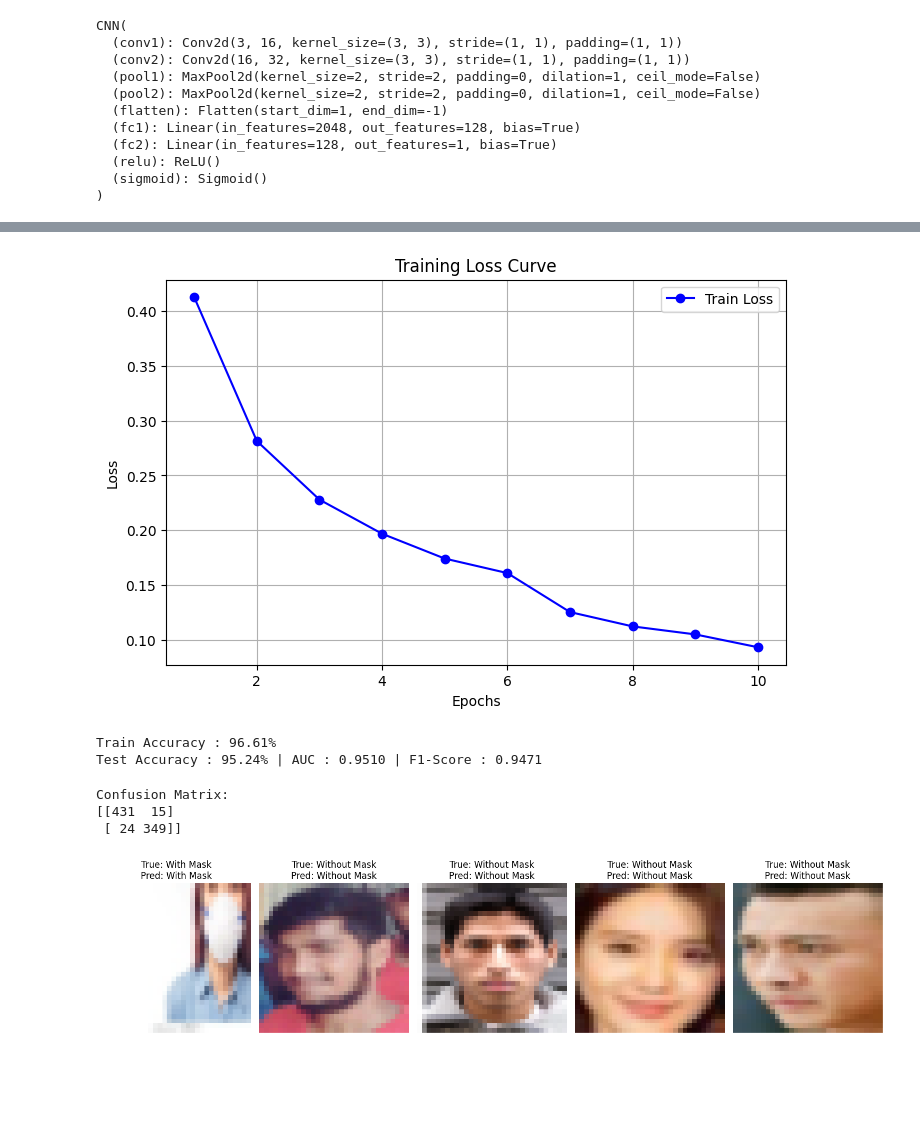
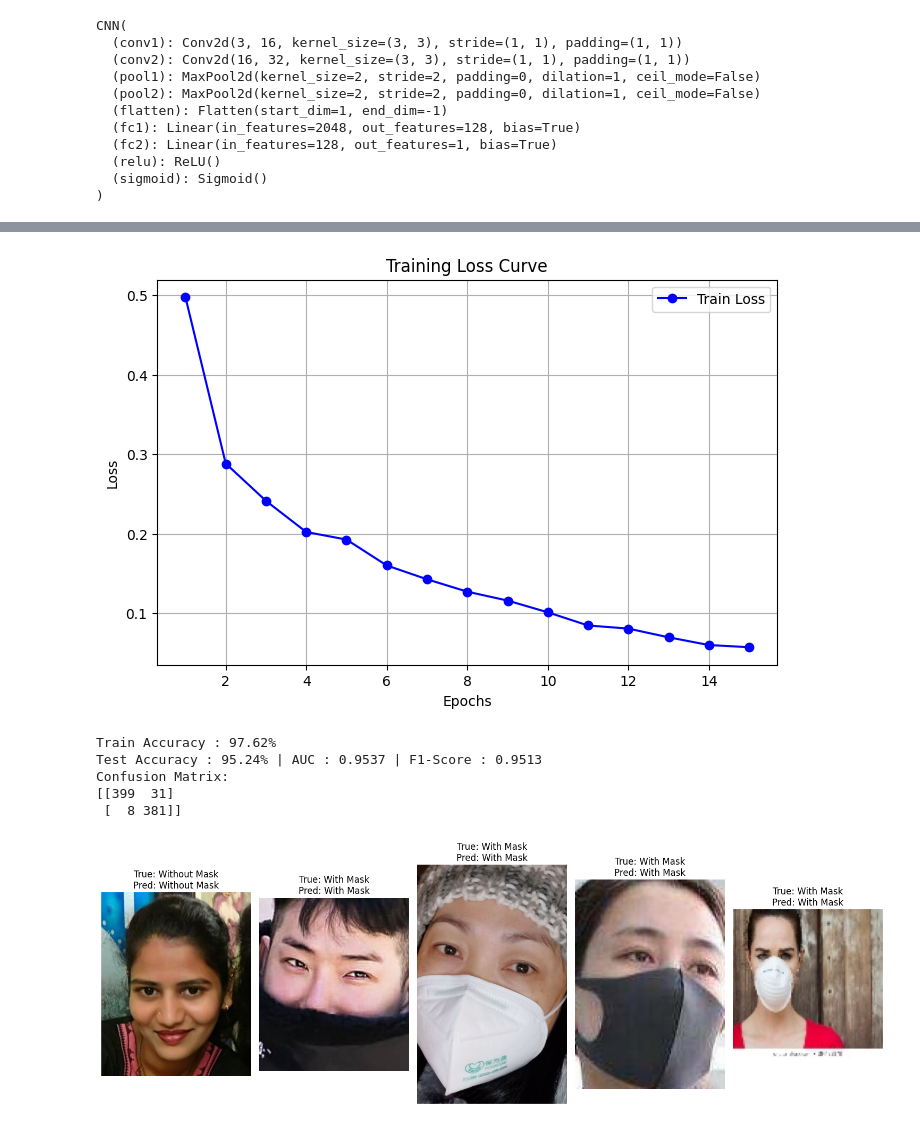
Before and after one commit to ArchisKulkarni00/VR_Project1_ArchisKulkarni_MT2024082, a Jupyter notebook: Task-b/BinaryClassificationCNN.ipynb, the cells around one changed output, grey strips where cells are left out. Saved outputs shown, nothing was run; the diff lists cells and outputs as text; code cells hidden in the pictures; blank space fills up the shorter version.

```diff
--- a/Task-b/BinaryClassificationCNN.ipynb
+++ b/Task-b/BinaryClassificationCNN.ipynb
@@ -17,5 +31,5 @@ import matplotlib.pyplot as plt
 # %%
-path = "dataset"
+path = "../../dataset"
 # %%
 class_labels = sorted(os.listdir(path))
 class_labels
@@ -96,6 +125,6 @@ class CNN(nn.Module):
 # %%
-model = CNN().to(device)
+model_1 = CNN().to(device)
 
 loss_fun = nn.BCELoss()
-optimizer = optim.Adam(model.parameters(), lr=0.001)
+optimizer = optim.Adam(model_1.parameters(), lr=0.001)
 # %%
@@ -173,27 +211,42 @@ def plot_loss(loss_list):
     plt.grid(True)
     plt.show()
 # %%
-plot_loss(loss_list)
+plot_loss(loss_list_1)
 # %% [output]
-[figure, old version]
+[figure, new version]
 # %%
-test_accuracy, y_true, y_pred  = accuracy(model,test_loader,device)
-train_accuracy, _, _ = accuracy(model,train_loader,device)
-auc = roc_auc_score(y_true, y_pred)
-f1 = f1_score(y_true, y_pred)
+def printMetrics(model,train_loader,test_loader, device):
+    test_accuracy, y_true, y_pred  = accuracy(model,test_loader,device)
+    train_accuracy, _, _ = accuracy(model,train_loader,device)
+    auc = roc_auc_score(y_true, y_pred)
+    f1 = f1_score(y_true, y_pred)
+    cm = confusion_matrix(y_true, y_pred)
 
-print(f"Train Accuracy : {train_accuracy}%")
-print(f"Test Accuracy : {test_accuracy}% | AUC : {auc:.4f} | F1-Score : {f1:.4f}")
+    print(f"Train Accuracy : {train_accuracy}%")
+    print(f"Test Accuracy : {test_accuracy}% | AUC : {auc:.4f} | F1-Score : {f1:.4f}")
+    print(f"Confusion Matrix:\n{cm}")
+
+    dict1 = {
+        'learning_rate': 0.001,
+        'epochs': 15,
+        'optimizer': 'adam',
+        'train_accuracy': train_accuracy,
+        'test_accuracy': test_accuracy,
+        'auc': auc,
+        'f1_score': f1,
+        'confusion Matrix': cm,
+        'final_loss': loss_list_1
+    }
+
+    return dict1
-# %% [output]
-Train Accuracy : 96.61%
-Test Accuracy : 95.24% | AUC : 0.9510 | F1-Score : 0.9471
-# %%
-cm = confusion_matrix(y_true, y_pred)
-print(f"Confusion Matrix:\n{cm}")
-# %% [output]
-Confusion Matrix:
-[[431  15]
- [ 24 349]]
+# %%
+dict_1 = printMetrics(model_1, train_loader, test_loader, device)
+# %% [output]
+Train Accuracy : 97.62%
+Test Accuracy : 95.24% | AUC : 0.9537 | F1-Score : 0.9513
+Confusion Matrix:
+[[399  31]
+ [  8 381]]
 # %%
 def predict_random_images(model, test_dataset, num_images=5):
     model.eval()
@@ -205,25 +258,21 @@ def predict_random_images(model, test_dataset, num_images=5):
 
     for i in range(num_images):
         idx = random.randint(0, len(test_dataset) - 1)
-        image, label = test_dataset[idx]
-
-        image_tensor = image.unsqueeze(0).to(device)
+        transformed_image, true_label = test_dataset[idx]
+        original_image_path = test_dataset.dataset.samples[test_dataset.indices[idx]][0]
+        original_image = Image.open(original_image_path)
+        image_tensor = transformed_image.unsqueeze(0).to(device)
         with torch.no_grad():
             output = model(image_tensor).squeeze().item()
-
         predicted_label = 'Without Mask' if output > 0.5 else 'With Mask'
-        tlabel = 'Without Mask' if label == 1 else 'With Mask'
-
-        img = image.cpu().permute(1, 2, 0).numpy()
-        img = img.clip(0, 1)
-
-        axes[i].imshow(img)
+        true_text_label = 'Without Mask' if true_label == 1 else 'With Mask'
+        axes[i].imshow(original_image)
         axes[i].axis('off')
-        axes[i].set_title(f"True: {tlabel}\nPred: {predicted_label}", fontsize=12)
+        axes[i].set_title(f"True: {true_text_label}\nPred: {predicted_label}", fontsize=12)
 
     plt.tight_layout()
     plt.show()
 # %%
-predict_random_images(model, test_dataset, num_images=5)
+predict_random_images(model_1, test_dataset, num_images=5)
 # %% [output]
-[figure, old version]
+[figure, new version]
```
Also changed, not shown: parts of 33 cells of this notebook.
